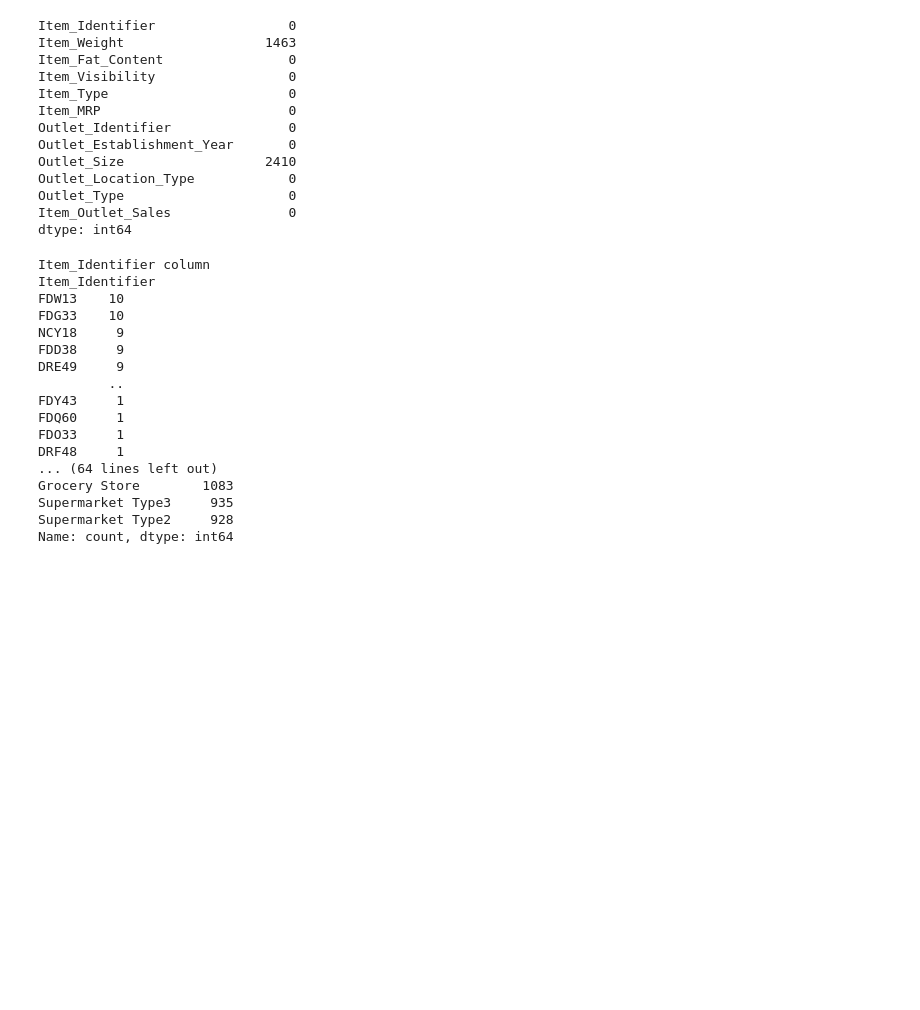
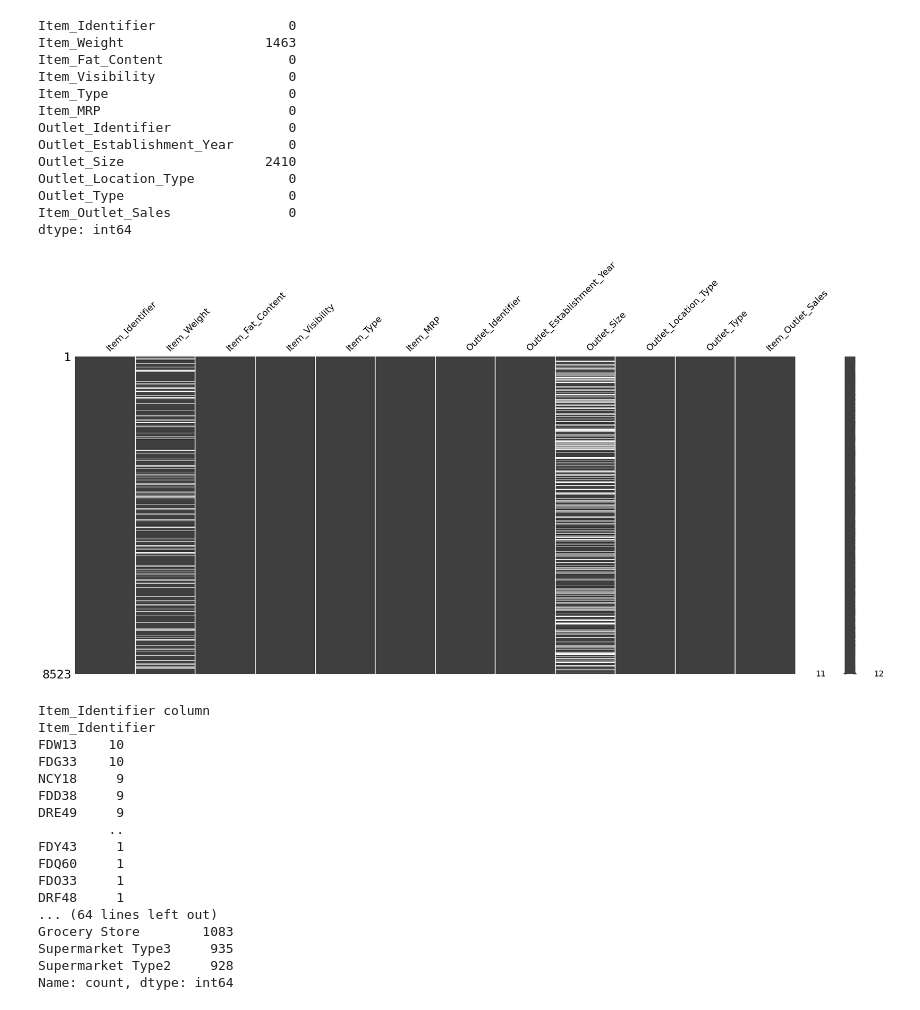
Before and after one commit to PRETTYMARTHA/Prediction-of-product-sales, a Jupyter notebook: Project_1_part_5.ipynb, the cells around one changed output. Cells and saved outputs as stored; diff of their text form; code cells hidden in the pictures; blank space fills up the shorter version.

```diff
--- a/Project_1_part_5.ipynb
+++ b/Project_1_part_5.ipynb
@@ -85,6 +100,11 @@ Outlet_Location_Type            0
 Outlet_Type                     0
 Item_Outlet_Sales               0
 dtype: int64
+# %%
+#  Visualing missing data in matrix
+msno.matrix(df);
+# %% [output]
+[figure, added]
 # %%
 #Loop all the object columns
 for item in df.select_dtypes('object').columns:
```
Also changed, not shown: parts of 15 cells of this notebook.
